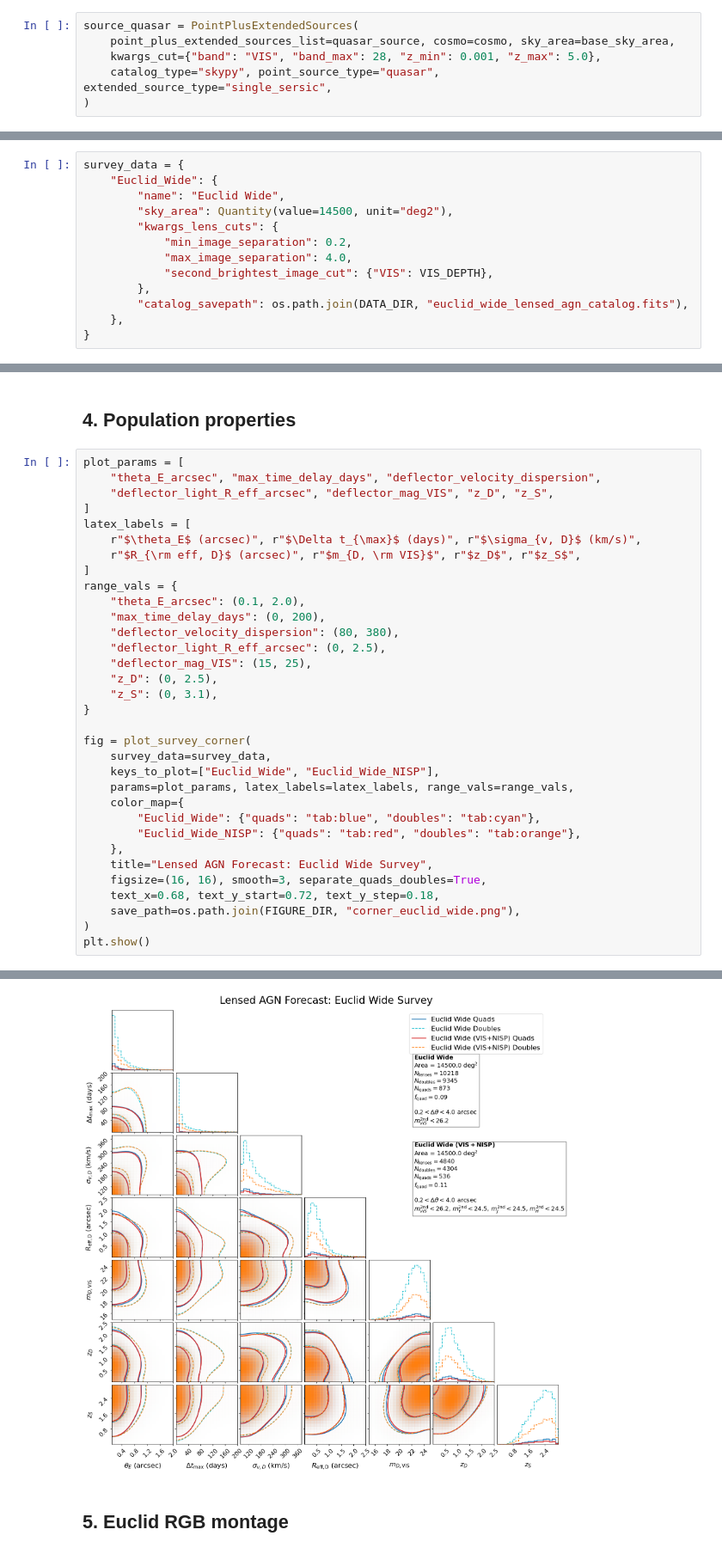
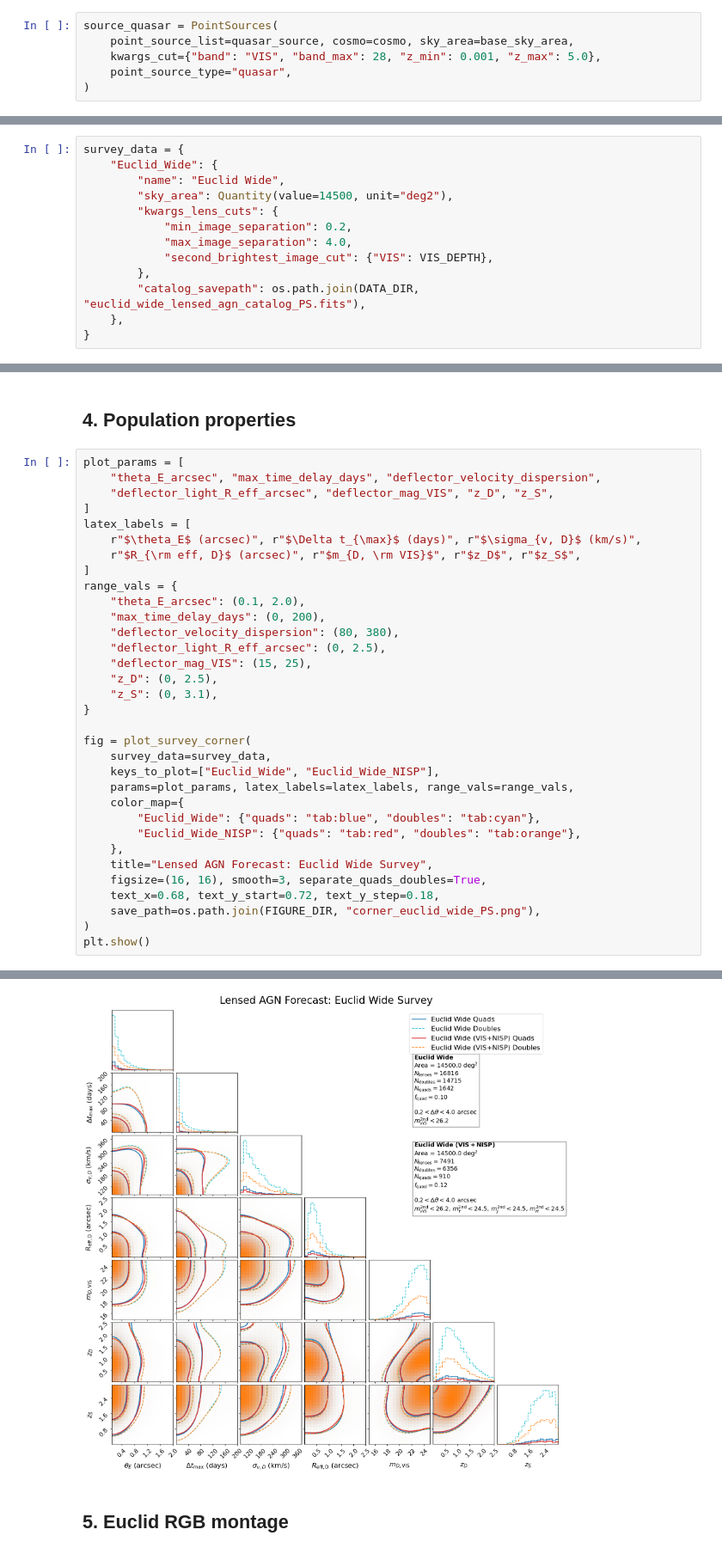
Before and after one commit to timedilatesme/lensed-agn-forecast, a Jupyter notebook: Euclid_lagn_forecast_only_PS.ipynb, the cells around one changed output, grey strips where cells are left out. Shown at 86% size. Cells and saved outputs as stored; diff of their text form.

Commit message:
more updates running PS source only forecast for Euclid

```diff
--- a/Euclid_lagn_forecast_only_PS.ipynb
+++ b/Euclid_lagn_forecast_only_PS.ipynb
@@ -84,10 +80,10 @@ else:
     ).quasar_sample(m_min=15, m_max=30, host_galaxy=False)
     quasar_source.write(quasar_catalog_path, overwrite=True)
 # %%
-source_quasar = PointPlusExtendedSources(
-    point_plus_extended_sources_list=quasar_source, cosmo=cosmo, sky_area=base_sky_area,
+source_quasar = PointSources(
+    point_source_list=quasar_source, cosmo=cosmo, sky_area=base_sky_area,
     kwargs_cut={"band": "VIS", "band_max": 28, "z_min": 0.001, "z_max": 5.0},
-    catalog_type="skypy", point_source_type="quasar", extended_source_type="single_sersic",
+    point_source_type="quasar",
 )
 # %%
 quasar_source
@@ -124,7 +119,7 @@ survey_data = {
             "max_image_separation": 4.0,
             "second_brightest_image_cut": {"VIS": VIS_DEPTH},
         },
-        "catalog_savepath": os.path.join(DATA_DIR, "euclid_wide_lensed_agn_catalog.fits"),
+        "catalog_savepath": os.path.join(DATA_DIR, "euclid_wide_lensed_agn_catalog_PS.fits"),
     },
 }
 # %%
@@ -224,7 +219,7 @@ fig = plot_survey_corner(
     title="Lensed AGN Forecast: Euclid Wide Survey",
     figsize=(16, 16), smooth=3, separate_quads_doubles=True,
     text_x=0.68, text_y_start=0.72, text_y_step=0.18,
-    save_path=os.path.join(FIGURE_DIR, "corner_euclid_wide.png"),
+    save_path=os.path.join(FIGURE_DIR, "corner_euclid_wide_PS.png"),
 )
 plt.show()
 # %% [output]
@@ -232,4 +227,4 @@ Saved figure to: ./figures/corner_euclid_wide.png
-[figure, old version]
+[figure, new version]
 # %% [markdown]
 ## 5. Euclid RGB montage
 # %%
```
Also changed, not shown: parts of 7 cells of this notebook, 2 other files.
